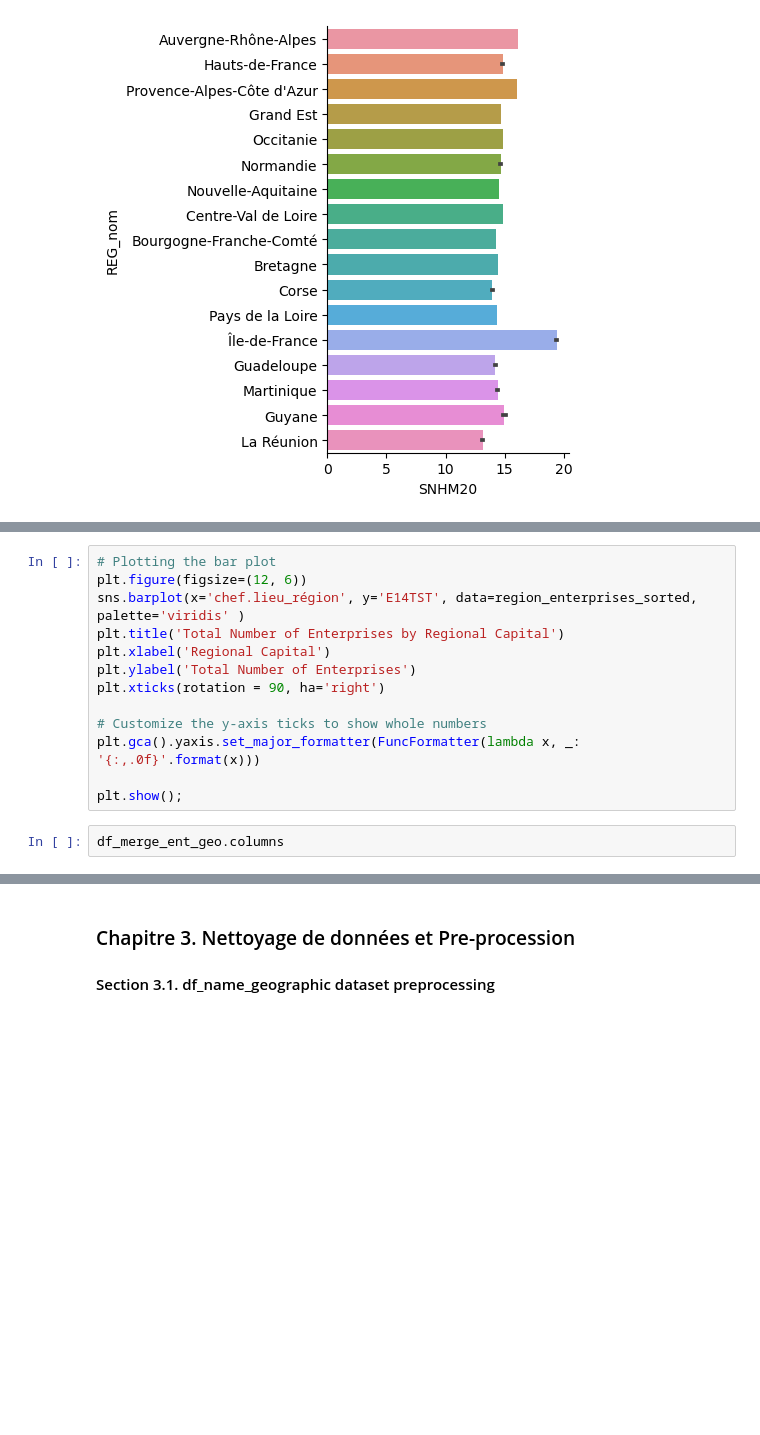
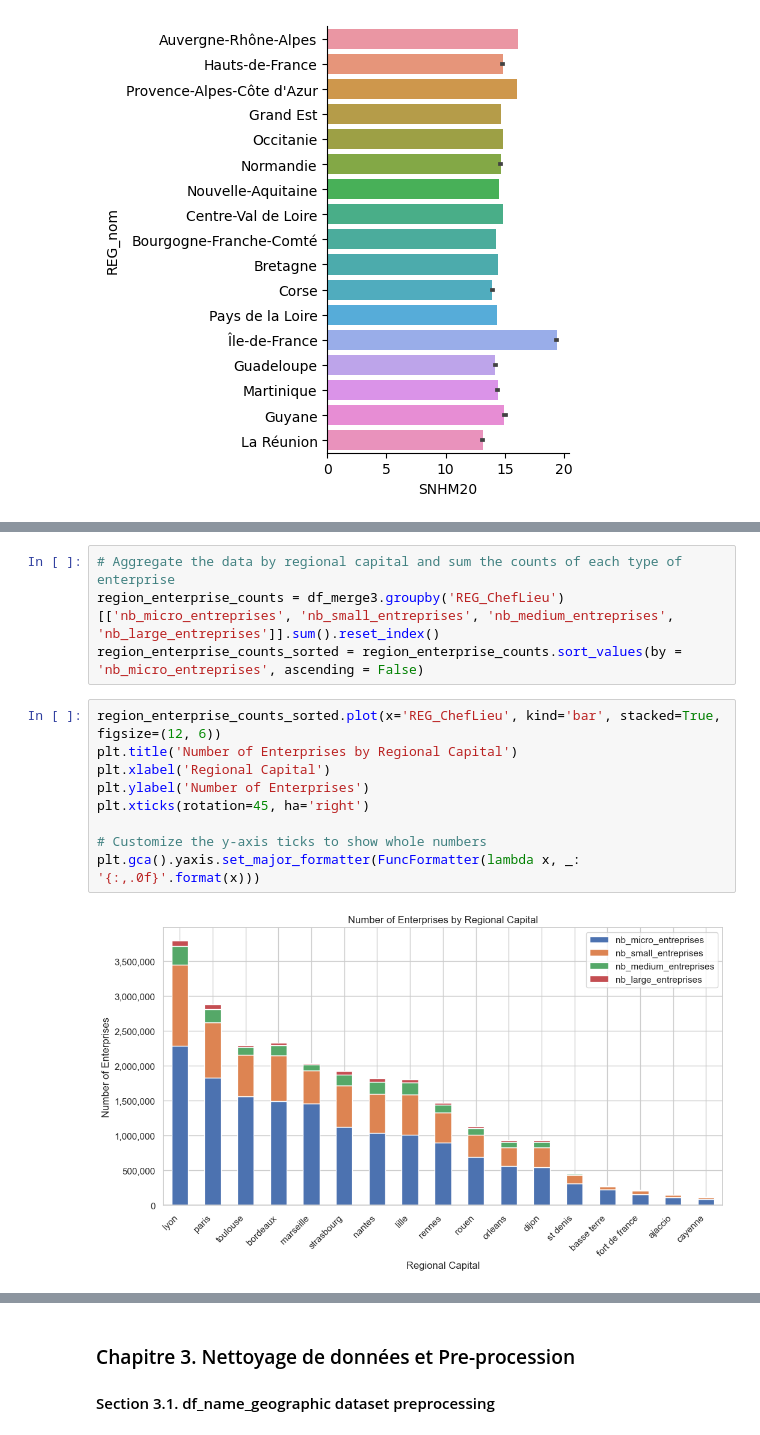
Before and after one commit to nkostiuk/french-industry, a Jupyter notebook: notebooks/Notebook_final-10-03-24.ipynb, the cells around one changed output, grey strips where cells are left out. Cells and saved outputs as stored; diff of their text form; blank space fills up the shorter version.

```diff
--- a/notebooks/Notebook_final-10-03-24.ipynb
+++ b/notebooks/Notebook_final-10-03-24.ipynb
@@ -434,15 +467,15 @@ plt.show();
 # %%
-# Plotting the bar plot
-plt.figure(figsize=(12, 6))
-sns.barplot(x='chef.lieu_région', y='E14TST', data=region_enterprises_sorted, palette='viridis' )
-plt.title('Total Number of Enterprises by Regional Capital')
-plt.xlabel('Regional Capital')
-plt.ylabel('Total Number of Enterprises')
-plt.xticks(rotation = 90, ha='right')
-
-# Customize the y-axis ticks to show whole numbers
-plt.gca().yaxis.set_major_formatter(FuncFormatter(lambda x, _: '{:,.0f}'.format(x)))
-
-plt.show();
+# Aggregate the data by regional capital and sum the counts of each type of enterprise
+region_enterprise_counts = df_merge3.groupby('REG_ChefLieu')[['nb_micro_entreprises', 'nb_small_entreprises', 'nb_medium_entreprises', 'nb_large_entreprises']].sum().reset_index()
+region_enterprise_counts_sorted = region_enterprise_counts.sort_values(by = 'nb_micro_entreprises', ascending = False)
 # %%
-df_merge_ent_geo.columns
+region_enterprise_counts_sorted.plot(x='REG_ChefLieu', kind='bar', stacked=True, figsize=(12, 6))
+plt.title('Number of Enterprises by Regional Capital')
+plt.xlabel('Regional Capital')
+plt.ylabel('Number of Enterprises')
+plt.xticks(rotation=45, ha='right')
+
+# Customize the y-axis ticks to show whole numbers
+plt.gca().yaxis.set_major_formatter(FuncFormatter(lambda x, _: '{:,.0f}'.format(x)))
+# %% [output]
+[figure, added]
```
Also changed, not shown: parts of 9 cells of this notebook.
